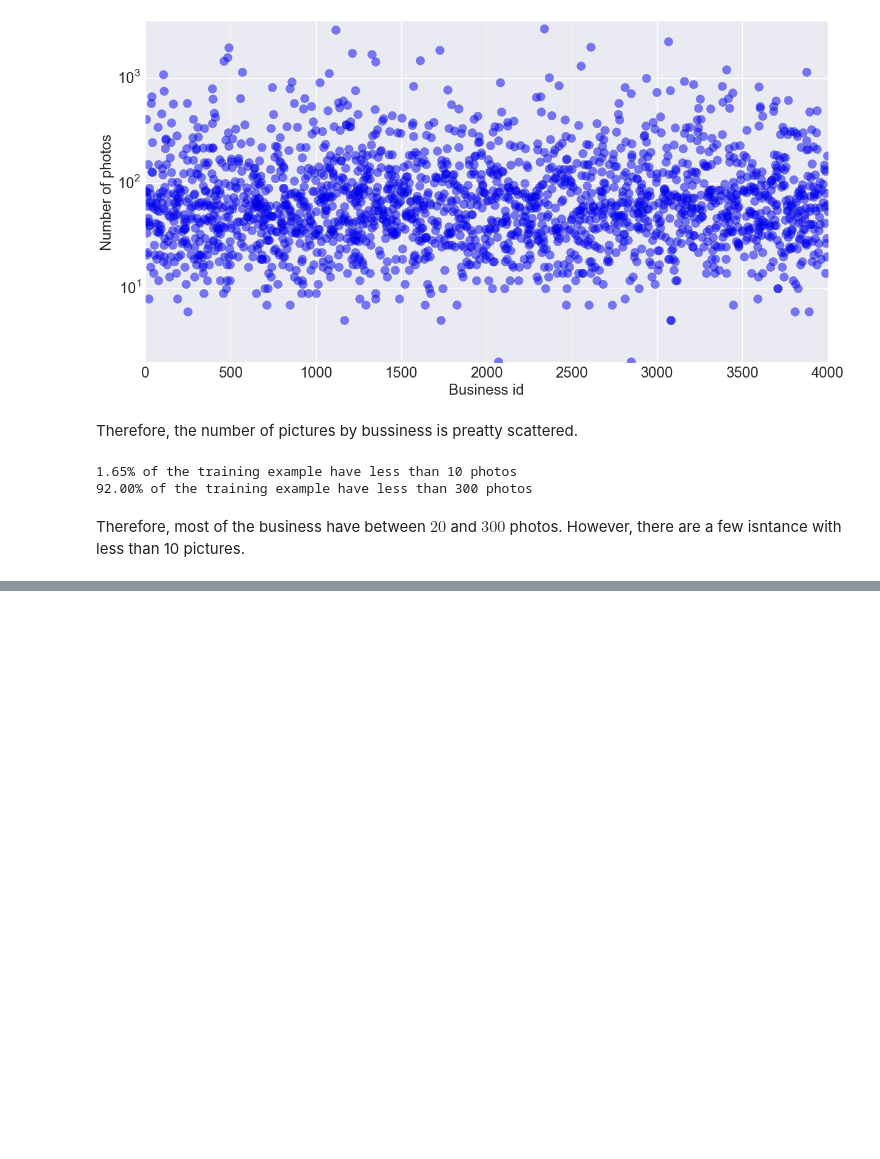
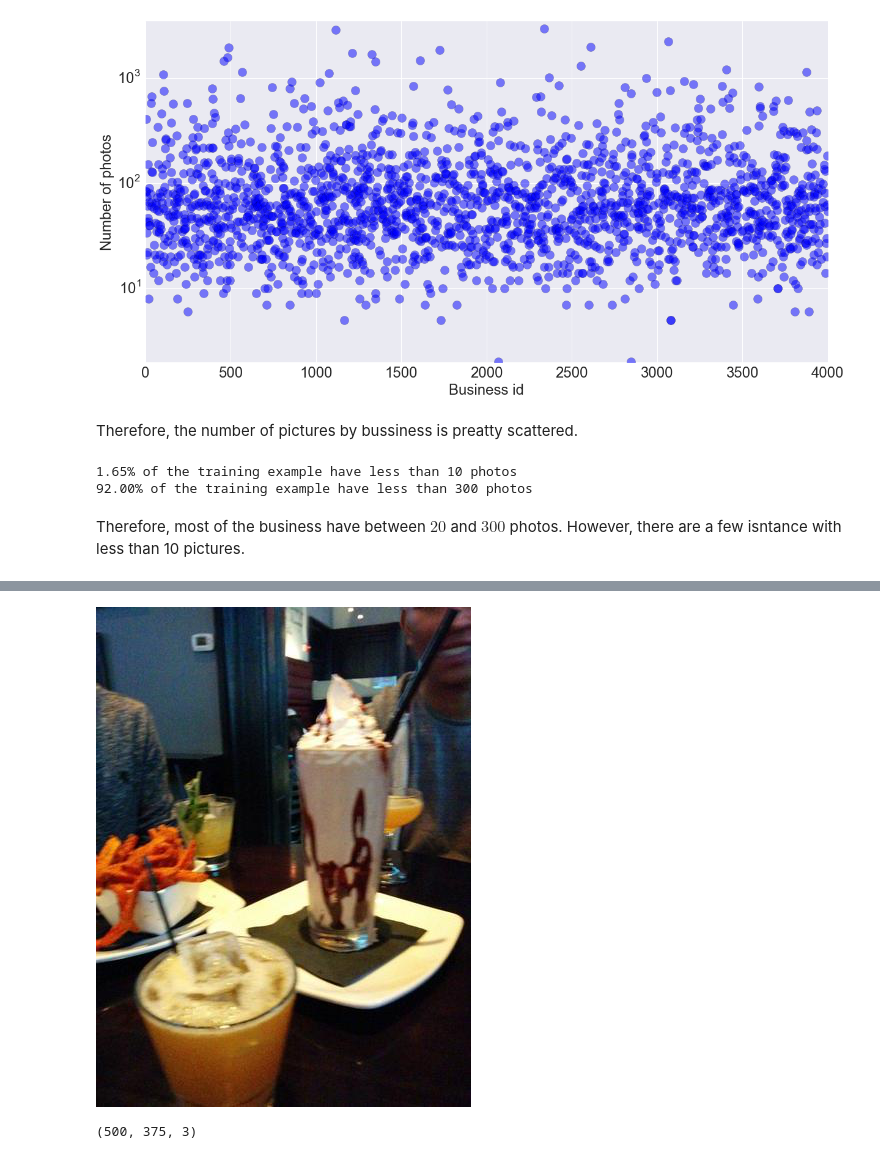
Before and after one commit to cthorey/Yelp, a Jupyter notebook: Notebook/Exploration.ipynb, the cells around one changed output, grey strips where cells are left out. Saved outputs shown, nothing was run; the diff lists cells and outputs as text; code cells hidden in the pictures; blank space fills up the shorter version.

```diff
--- a/Notebook/Exploration.ipynb
+++ b/Notebook/Exploration.ipynb
@@ -117,0 +195,33 @@ Due to the diverse numbers of pictures for each bussiness, the usual approach is
+# %%
+path = os.path.join(home,'Documents','project','kagle','yelp','Data','train-val-test')
+
+def generate_train_val_test(path,train_photos):
+    df = train_photos
+    df = df.reindex(np.random.permutation(df.index))
+    N = len(df)
+    #Split for a test of 25%
+    size_test = int(0.25*N)
+    test = df.iloc[:size_test]
+    train = df.iloc[size_test:]
+    train.index = range(len(train))
+    #Split for a train/Val
+    size_val = int(0.25*len(train))
+    val = train.iloc[:size_val]
+    train = train.iloc[size_val:]
+    train.index = range(len(train))
+
+    #Grab the file on disk
+    istrain = os.path.isfile(os.path.join(path,'train.csv'))
+    isval = os.path.isfile(os.path.join(path,'val.csv'))
+    istest = os.path.isfile(os.path.join(path,'test.csv'))
+    if istrain and isval and istest:
+        raise ValueError('ATTENTION: des fichiers train/val/test existe deja!!!!!!! Remove them before going further if you wish !!!')
+
+    train.to_csv(os.path.join(path,'train.csv'), index= None)
+    test.to_csv(os.path.join(path,'test.csv'), index = None)
+    val.to_csv(os.path.join(path,'val.csv'),index= None)
+
+def load_df_train_val():
+    train = pd.read_csv(os.path.join(path,'train.csv'))
+    val = pd.read_csv(os.path.join(path,'val.csv'))
+    return train, val
@@ -117,0 +232,6 @@ Due to the diverse numbers of pictures for each bussiness, the usual approach is
+# %%
+train,val = load_df_train_val()
+# %%
+PIL.Image.open(train.photo_path.iloc[4328])
+# %% [output]
+[figure, added]
@@ -117,0 +242,4 @@ Due to the diverse numbers of pictures for each bussiness, the usual approach is
+# %%
+ilg.shape
+# %% [output]
+(500, 375, 3)
```
Also changed, not shown: parts of 28 cells of this notebook, 6 other files.
